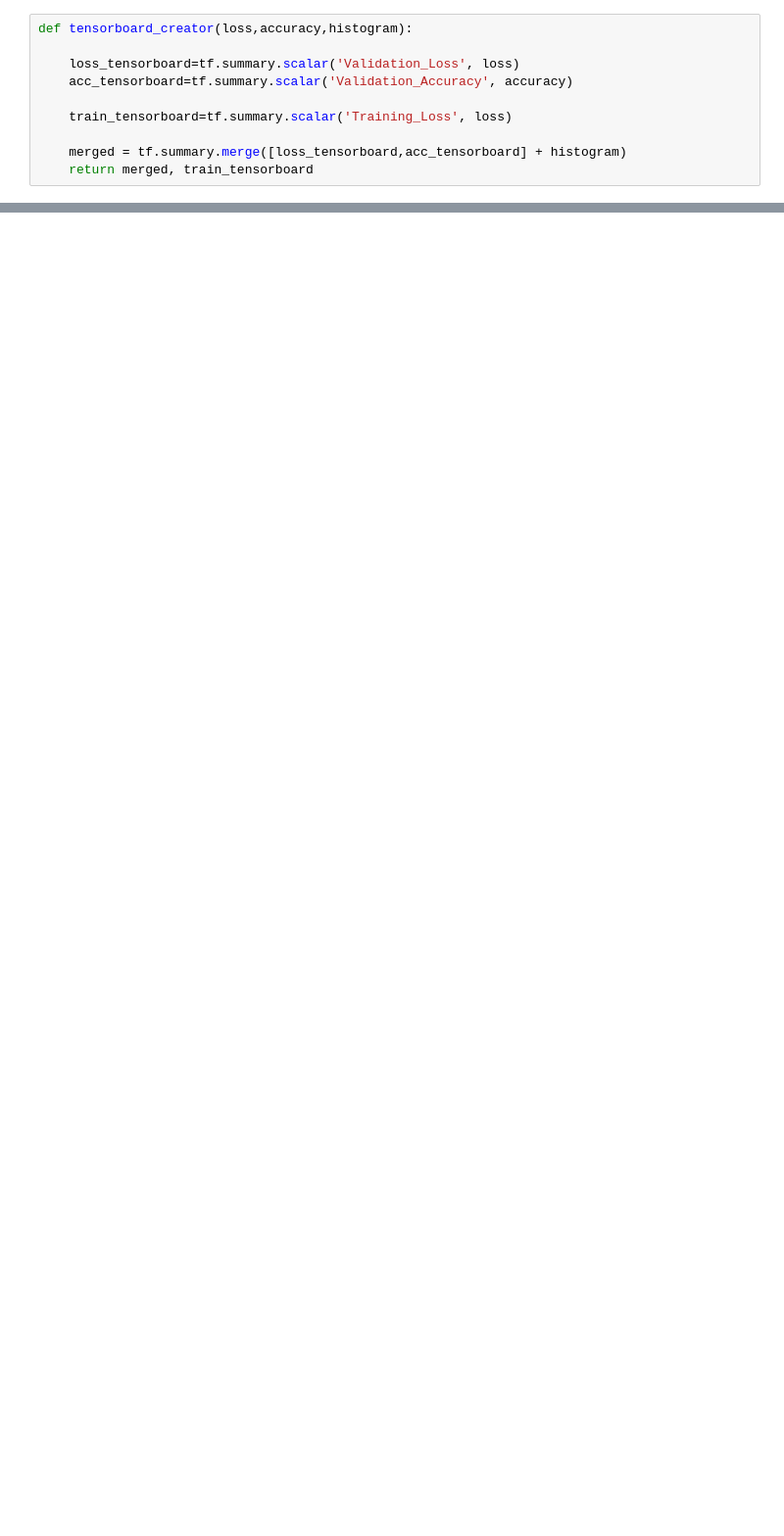
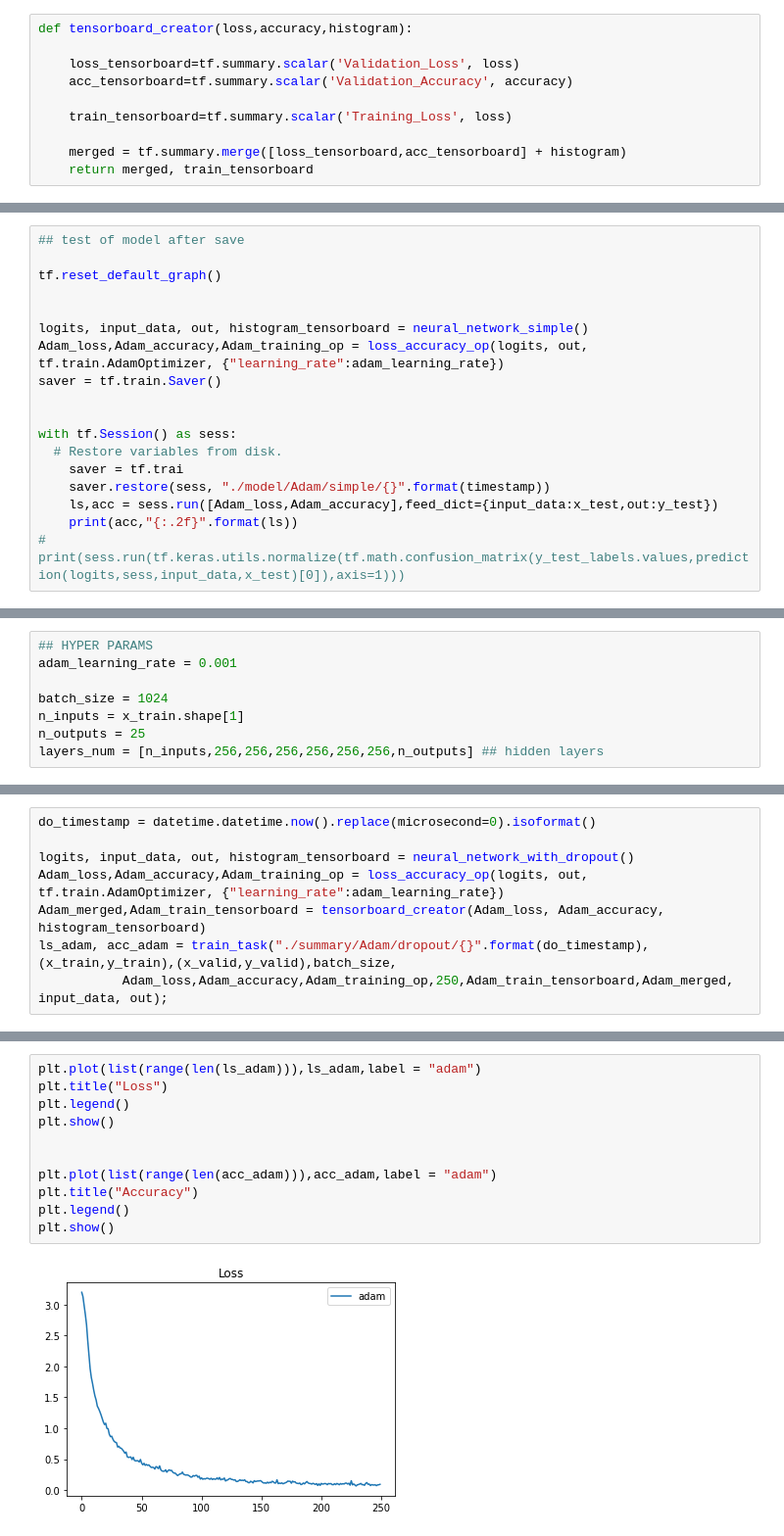
Before and after one commit to mohyfahim/Deep-HW1, a Jupyter notebook: HW1.ipynb, the cells around one changed output, grey strips where cells are left out. Shown at 98% size. Saved outputs shown, nothing was run; the diff lists cells and outputs as text; blank space fills up the shorter version.

```diff
--- a/HW1.ipynb
+++ b/HW1.ipynb
@@ -267,0 +333,18 @@ plt.show()
+# %%
+## test of model after save
+
+tf.reset_default_graph()
+
+
+logits, input_data, out, histogram_tensorboard = neural_network_simple()
+Adam_loss,Adam_accuracy,Adam_training_op = loss_accuracy_op(logits, out, tf.train.AdamOptimizer, {"learning_rate":adam_learning_rate})
+saver = tf.train.Saver()
+
+
+with tf.Session() as sess:
+  # Restore variables from disk.
+    saver = tf.trai
+    saver.restore(sess, "./model/Adam/simple/{}".format(timestamp))
+    ls,acc = sess.run([Adam_loss,Adam_accuracy],feed_dict={input_data:x_test,out:y_test})
+    print(acc,"{:.2f}".format(ls))
+#     print(sess.run(tf.keras.utils.normalize(tf.math.confusion_matrix(y_test_labels.values,prediction(logits,sess,input_data,x_test)[0]),axis=1)))
@@ -267,0 +460,8 @@ plt.show()
+# %%
+## HYPER PARAMS
+adam_learning_rate = 0.001
+
+batch_size = 1024
+n_inputs = x_train.shape[1]
+n_outputs = 25
+layers_num = [n_inputs,256,256,256,256,256,256,n_outputs] ## hidden layers
@@ -267,0 +508,8 @@ plt.show()
+# %%
+do_timestamp = datetime.datetime.now().replace(microsecond=0).isoformat()
+
+logits, input_data, out, histogram_tensorboard = neural_network_with_dropout()
+Adam_loss,Adam_accuracy,Adam_training_op = loss_accuracy_op(logits, out, tf.train.AdamOptimizer, {"learning_rate":adam_learning_rate})
+Adam_merged,Adam_train_tensorboard = tensorboard_creator(Adam_loss, Adam_accuracy, histogram_tensorboard)
+ls_adam, acc_adam = train_task("./summary/Adam/dropout/{}".format(do_timestamp),(x_train,y_train),(x_valid,y_valid),batch_size,
+           Adam_loss,Adam_accuracy,Adam_training_op,250,Adam_train_tensorboard,Adam_merged, input_data, out);
@@ -267,0 +534,13 @@ plt.show()
+# %%
+plt.plot(list(range(len(ls_adam))),ls_adam,label = "adam")
+plt.title("Loss")
+plt.legend()
+plt.show()
+
+
+plt.plot(list(range(len(acc_adam))),acc_adam,label = "adam")
+plt.title("Accuracy")
+plt.legend()
+plt.show()
+# %% [output]
+[figure, added]
```
Also changed, not shown: parts of 33 cells of this notebook, 3 other files.
